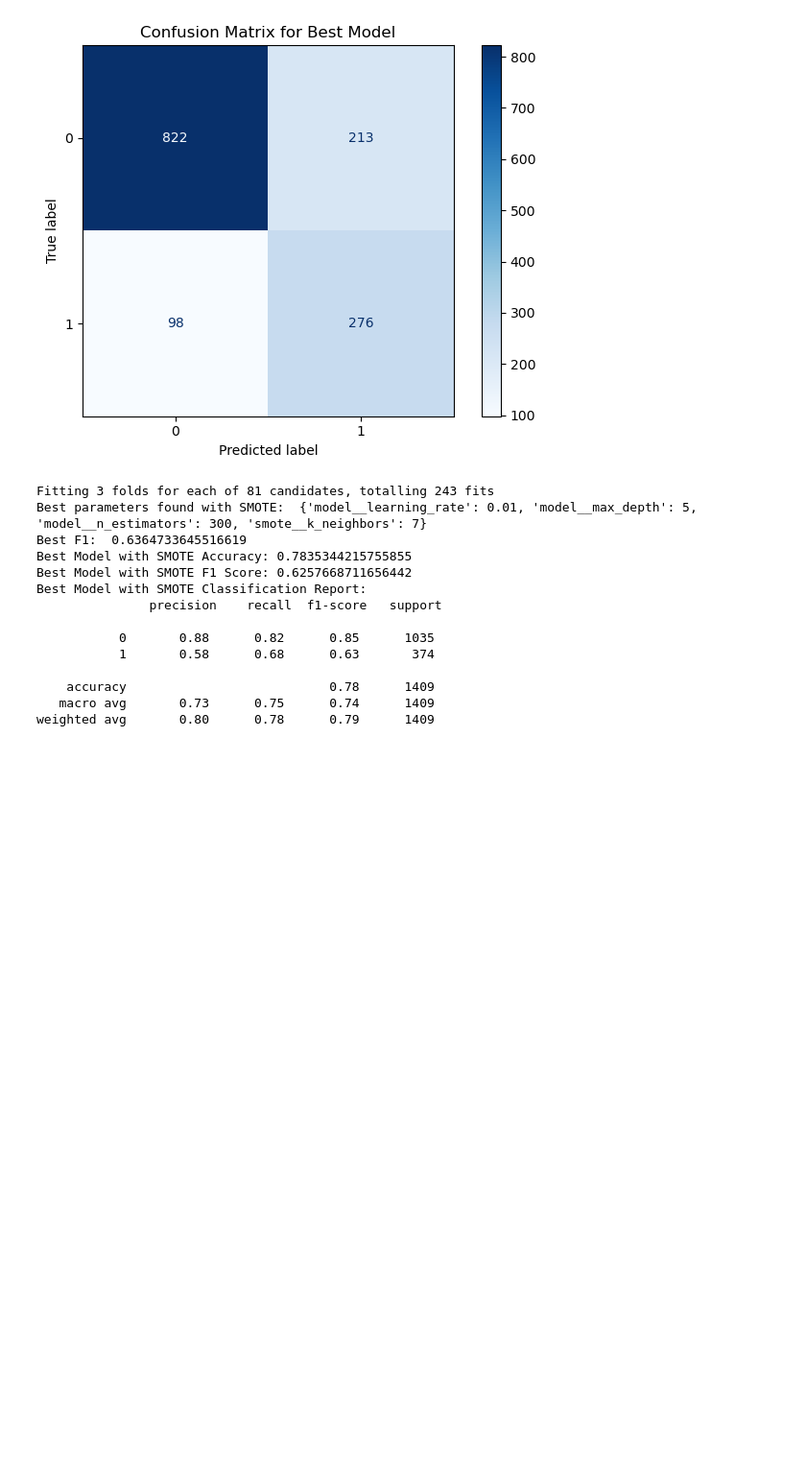
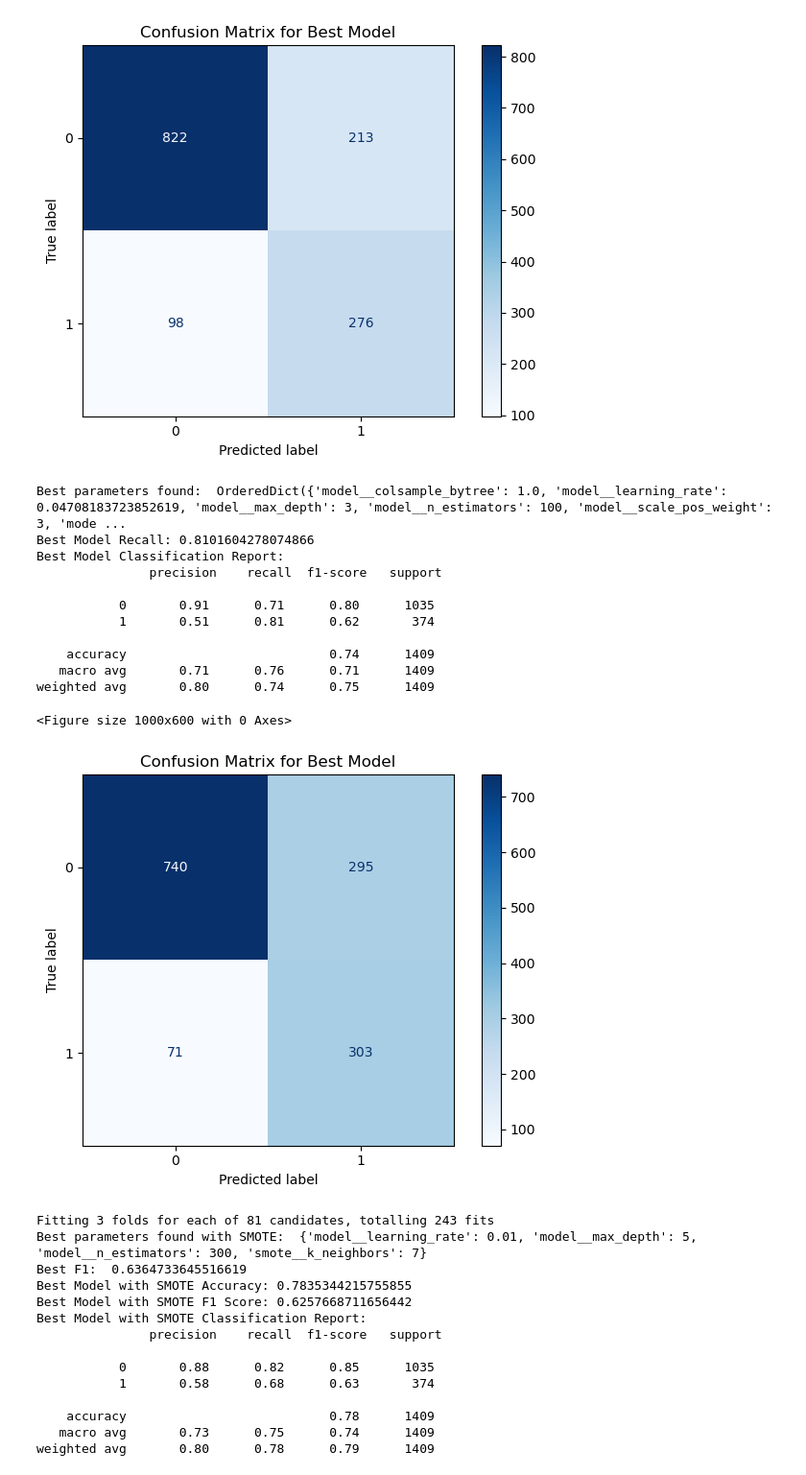
Before and after one commit to PancratiusV/Telco-Customer-Churn-Prediction, a Jupyter notebook: Telco_sklearn.ipynb, the cells around one changed output. Shown at 96% size. Saved outputs shown, nothing was run; the diff lists cells and outputs as text; code cells hidden in the pictures; blank space fills up the shorter version.

Commit message:
Testing for tuning for recall

```diff
--- a/Telco_sklearn.ipynb
+++ b/Telco_sklearn.ipynb
@@ -193,6 +194,48 @@ Best Model Classification Report:
 weighted avg       0.81      0.78      0.79      1409
 <Figure size 1000x600 with 0 Axes>
 [figure]
+# %%
+#Using Bayesian Optimization for Hyperparameter Tuning. Looking at scoring through recall this time.
+from skopt import BayesSearchCV
+
+param_grid_2 = {
+    'model__n_estimators': (100,500),
+    'model__max_depth': (3,10),
+    'model__learning_rate': (.01,.1,'log-uniform'),
+    'model__scale_pos_weight': (1, 3),  # Adjusting for class imbalance
+    'model__subsample': (.5,1),
+    'model__colsample_bytree': (.6,1),
+}
+
+grid_search_2 = BayesSearchCV(clf, search_spaces=param_grid_2, scoring='recall', cv=3, n_jobs=-1,random_state=42)
+grid_search_2.fit(X_train, y_train)
+
+print("Best parameters found: ", grid_search_2.best_params_)
+best_model_2 = grid_search_2.best_estimator_
+y_pred_best_2 = best_model_2.predict(X_test)
+
+
+print("Best Model Recall:", recall_score(y_test, y_pred_best_2, pos_label=1))
+print("Best Model Classification Report:\n", classification_report(y_test, y_pred_best_2))
+plt.figure(figsize=(10, 6))
+ConfusionMatrixDisplay.from_estimator(best_model_2, X_test, y_test, cmap=plt.cm.Blues)
+plt.title("Confusion Matrix for Best Model")
+plt.tight_layout()
+plt.show()
+# %% [output]
+Best parameters found:  OrderedDict({'model__colsample_bytree': 1.0, 'model__learning_rate': 0.04708183723852619, 'model__max_depth': 3, 'model__n_estimators': 100, 'model__scale_pos_weight': 3, 'mode ...
+Best Model Recall: 0.8101604278074866
+Best Model Classification Report:
+               precision    recall  f1-score   support
+
+           0       0.91      0.71      0.80      1035
+           1       0.51      0.81      0.62       374
+
+    accuracy                           0.74      1409
+   macro avg       0.71      0.76      0.71      1409
+weighted avg       0.80      0.74      0.75      1409
+<Figure size 1000x600 with 0 Axes>
+[figure, added]
 # %%
 #using SMOTE for handling class imbalance
 from imblearn.over_sampling import SMOTE
```
Also changed, not shown: parts of 5 cells of this notebook.
